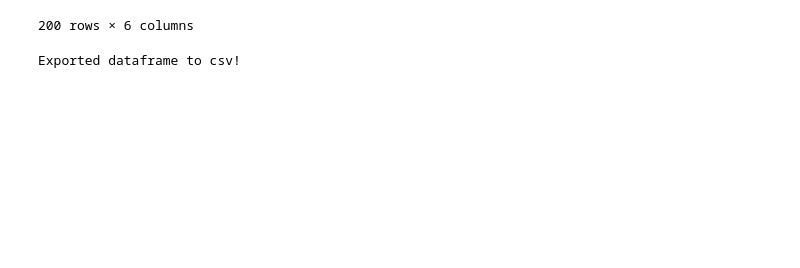
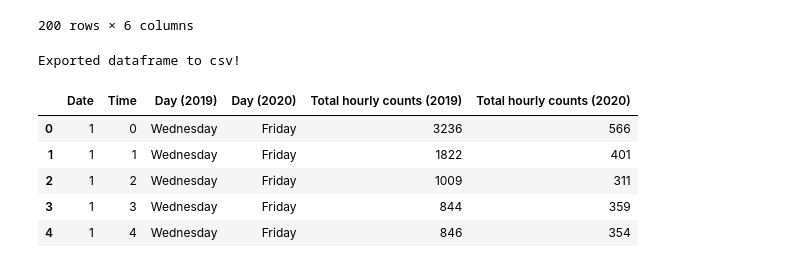
Before and after one commit to katshamai/Purple-Cats, a Jupyter notebook: Project_Ruo.ipynb, the cells around one changed output. Drawn from its saved outputs; the diff is of its cells as text; code cells hidden in the pictures; blank space fills up the shorter version.

```diff
--- a/Project_Ruo.ipynb
+++ b/Project_Ruo.ipynb
@@ -416,3 +420,15 @@ groupped_by_date_time.to_csv("output/groupped_by_date_time.csv", index = False)
 print("Exported dataframe to csv!")
 # %% [output]
 Exported dataframe to csv!
+# %%
+# import groupped_by_date_time data
+groupped_by_date_time = "output/groupped_by_date_time.csv"
+groupped_by_date_time = pd.read_csv(groupped_by_date_time)
+groupped_by_date_time.head()
+# %% [output]
+|  | Date | Time | Day (2019) | Day (2020) | Total hourly counts (2019) | Total hourly counts (2020) |
+| 0 | 1 | 0 | Wednesday | Friday | 3236 | 566 |
+| 1 | 1 | 1 | Wednesday | Friday | 1822 | 401 |
+| 2 | 1 | 2 | Wednesday | Friday | 1009 | 311 |
+| 3 | 1 | 3 | Wednesday | Friday | 844 | 359 |
+| 4 | 1 | 4 | Wednesday | Friday | 846 | 354 |
```
Also changed, not shown: parts of 16 cells of this notebook, 5 other files.
